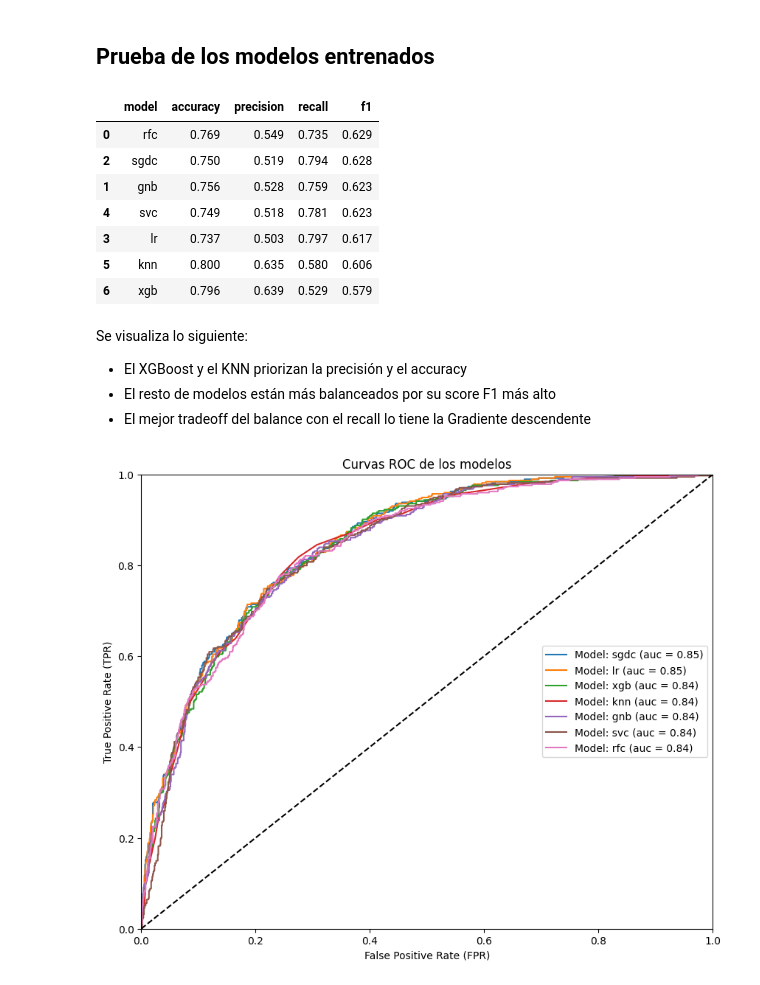
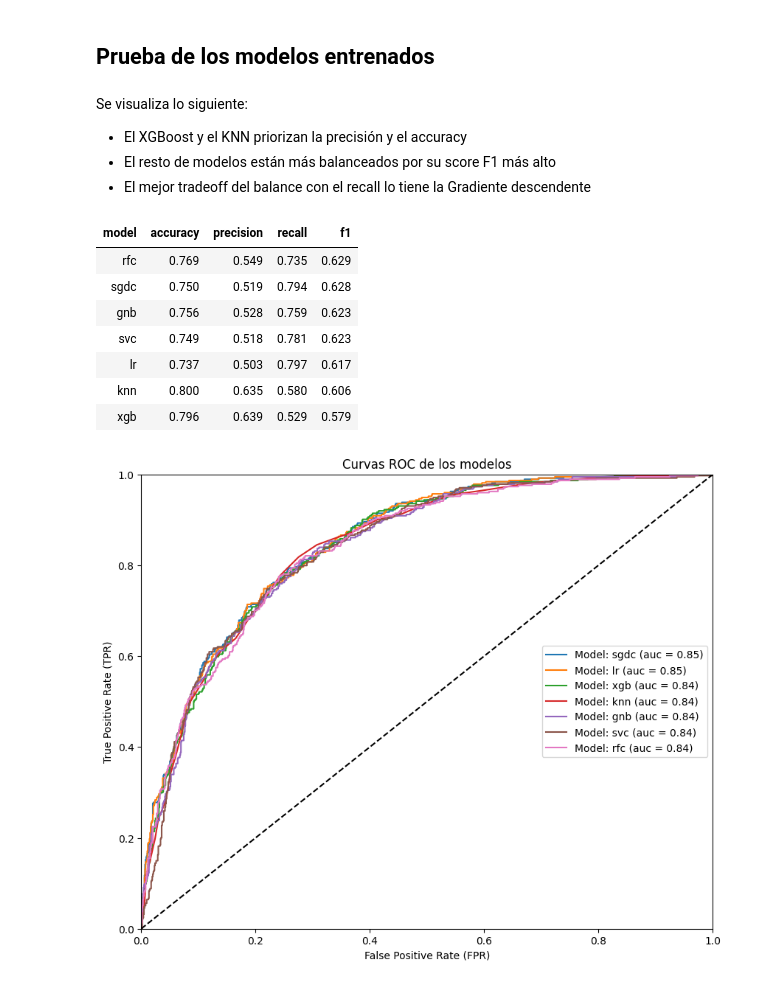
Before and after one commit to miguelvg27/ia-pucp-ml-trabajo, a Jupyter notebook: ML_TrabajoGrupal_01.ipynb, the cells around one changed output. Drawn from its saved outputs; the diff is of its cells as text; code cells hidden in the pictures.

```diff
--- a/ML_TrabajoGrupal_01_v2.ipynb
+++ b/ML_TrabajoGrupal_01.ipynb
@@ -1535,16 +1586,7 @@ A continuación, se probarán los modelos seleccionados y ajustados con el conju
 # %%
 results_test, predictions_test = test_models(predictions, X_test, y_test)
 # %%
-results_test.sort_values(by='f1', ascending=False)
+results_test = results_test.sort_values(by='f1', ascending=False)
-# %% [output]
-|  | model | accuracy | precision | recall | f1 |
-| 0 | rfc | 0.769 | 0.549 | 0.735 | 0.629 |
-| 2 | sgdc | 0.750 | 0.519 | 0.794 | 0.628 |
-| 1 | gnb | 0.756 | 0.528 | 0.759 | 0.623 |
-| 4 | svc | 0.749 | 0.518 | 0.781 | 0.623 |
-| 3 | lr | 0.737 | 0.503 | 0.797 | 0.617 |
-| 5 | knn | 0.800 | 0.635 | 0.580 | 0.606 |
-| 6 | xgb | 0.796 | 0.639 | 0.529 | 0.579 |
 # %% [markdown]
 Se visualiza lo siguiente:
 
@@ -1552,6 +1594,17 @@ Se visualiza lo siguiente:
 *   El XGBoost y el KNN priorizan la precisión y el accuracy
 *   El resto de modelos están más balanceados por su score F1 más alto
 *   El mejor tradeoff del balance con el recall lo tiene la Gradiente descendente
+# %%
+mostrar_df_estilizado(results_test)
+# %% [output]
+| model | accuracy | precision | recall | f1 |
+| rfc | 0.769 | 0.549 | 0.735 | 0.629 |
+| sgdc | 0.750 | 0.519 | 0.794 | 0.628 |
+| gnb | 0.756 | 0.528 | 0.759 | 0.623 |
+| svc | 0.749 | 0.518 | 0.781 | 0.623 |
+| lr | 0.737 | 0.503 | 0.797 | 0.617 |
+| knn | 0.800 | 0.635 | 0.580 | 0.606 |
+| xgb | 0.796 | 0.639 | 0.529 | 0.579 |
 # %%
 plot_test_roc(predictions_test)
 # %% [output]
```
Also changed, not shown: parts of 12 cells of this notebook, 1 other file.
